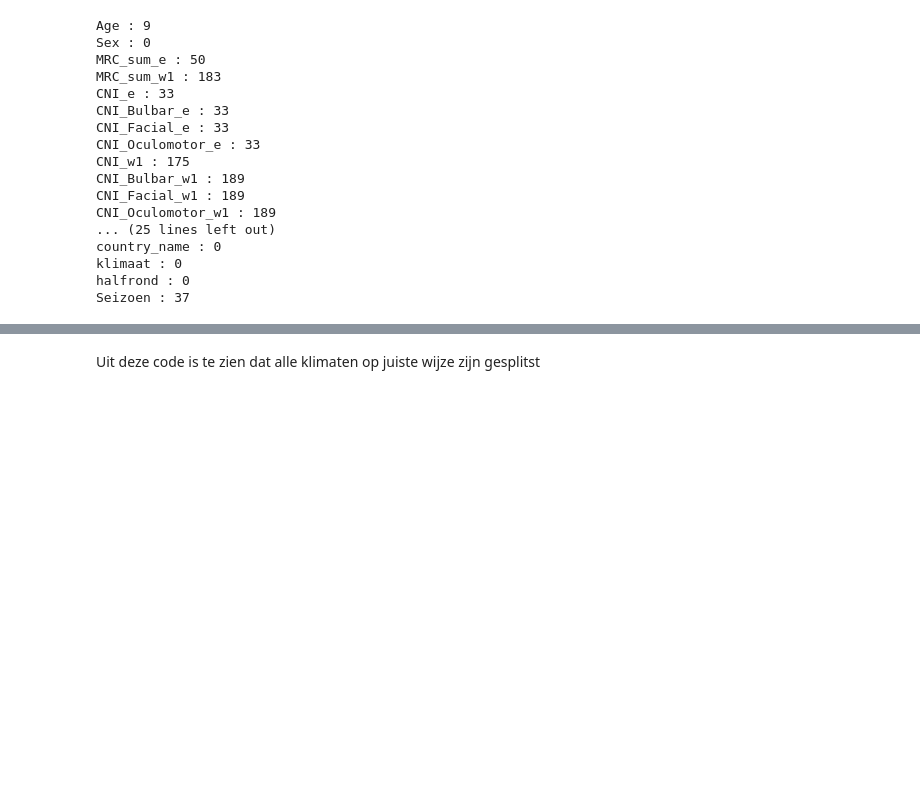
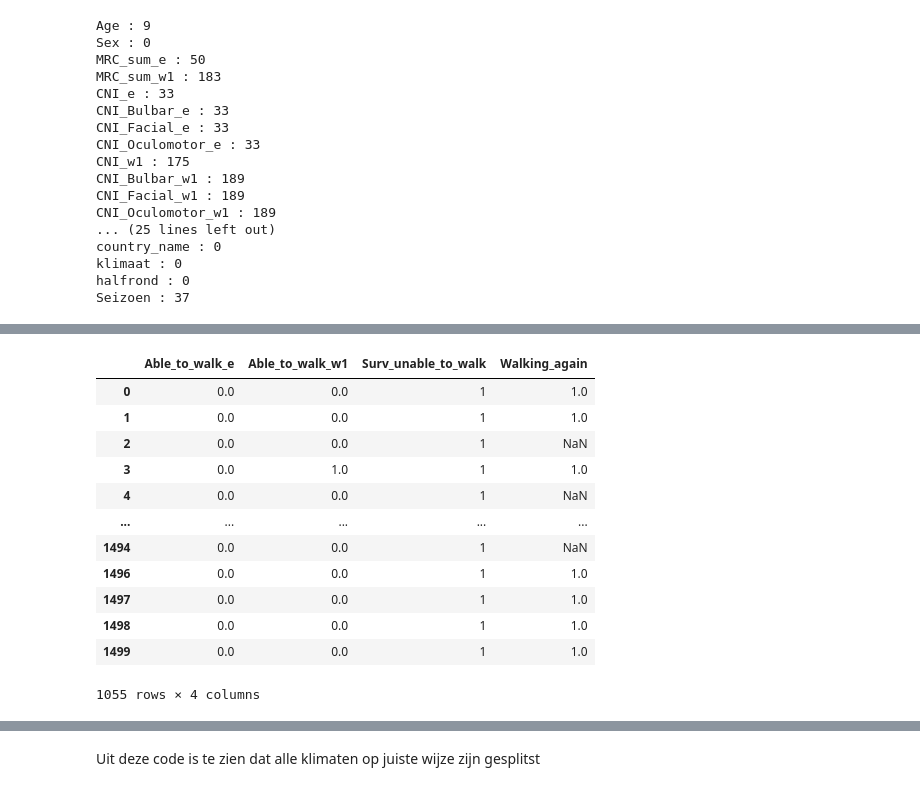
Before and after one commit to someoneontheworld/Modelleren-project, a Jupyter notebook: modelleren_code_v2.ipynb, the cells around one changed output, grey strips where cells are left out. Cells and saved outputs as stored; diff of their text form; code cells hidden in the pictures; blank space fills up the shorter version.

```diff
--- a/modelleren_code_v2.ipynb
+++ b/modelleren_code_v2.ipynb
@@ -394,0 +469,18 @@ Seizoen : 37
+# %%
+df_NietLopers = df_2[df_2['Surv_unable_to_walk'] == 1]
+# %%
+df_NietLopers
+# %% [output]
+|  | Able_to_walk_e | Able_to_walk_w1 | Surv_unable_to_walk | Walking_again |
+| 0 | 0.0 | 0.0 | 1 | 1.0 |
+| 1 | 0.0 | 0.0 | 1 | 1.0 |
+| 2 | 0.0 | 0.0 | 1 | NaN |
+| 3 | 0.0 | 1.0 | 1 | 1.0 |
+| 4 | 0.0 | 0.0 | 1 | NaN |
+| ... | ... | ... | ... | ... |
+| 1494 | 0.0 | 0.0 | 1 | NaN |
+| 1496 | 0.0 | 0.0 | 1 | 1.0 |
+| 1497 | 0.0 | 0.0 | 1 | 1.0 |
+| 1498 | 0.0 | 0.0 | 1 | 1.0 |
+| 1499 | 0.0 | 0.0 | 1 | 1.0 |
+1055 rows × 4 columns
```
Also changed, not shown: parts of 25 cells of this notebook.
